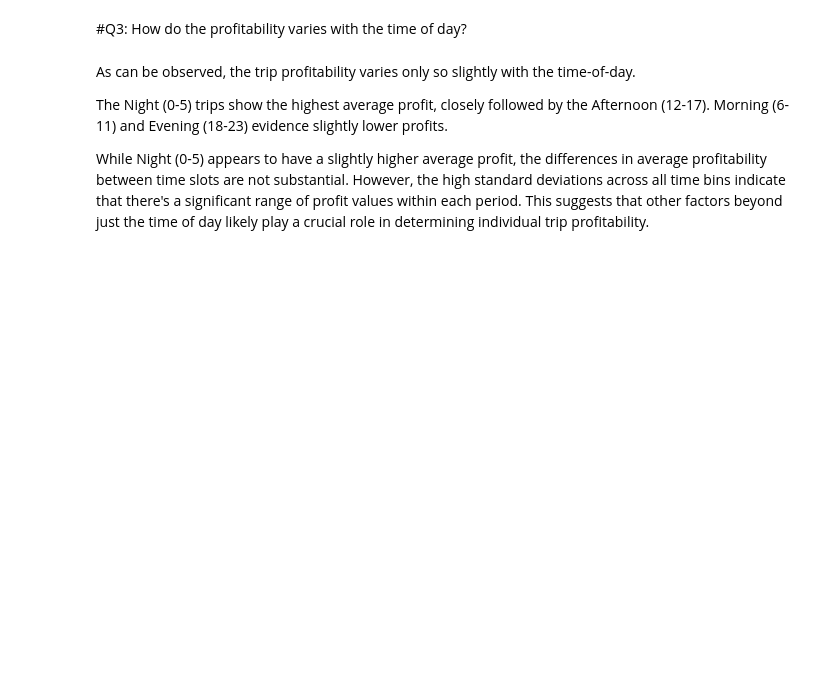
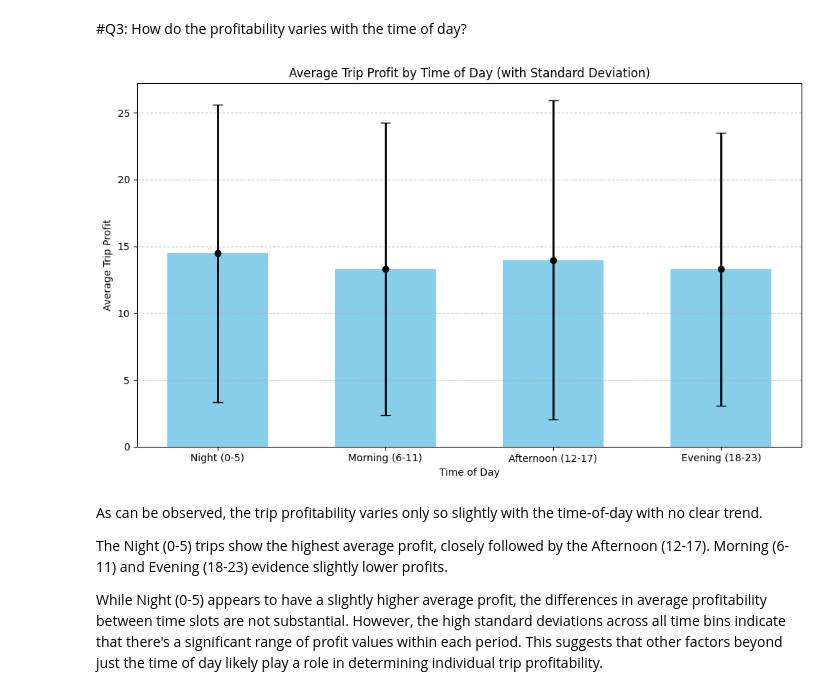
Before and after one commit to aavarela/SPBD_Labs, a Jupyter notebook: report.ipynb, the cells around one changed output. Drawn from its saved outputs; the diff is of its cells as text; code cells hidden in the pictures; blank space fills up the shorter version.

```diff
--- a/report.ipynb
+++ b/report.ipynb
@@ -297,62 +335,71 @@ As can be observed, there is a clear positive correlation between the trip dista
 #Q3: How do the profitability varies with the time of day?
 # %%
 #@title Visualize the trip profits as a function of the time of day
-from pyspark.sql.functions import avg, col, hour, when, stddev
+from pyspark.sql.functions import avg, col, hour, when, stddev, count # Added count
 import matplotlib.pyplot as plt
 import seaborn as sns
+import numpy as np
 
 # Extract the hour from 'pickup_datetime'
 final_data_with_hour = final_data.withColumn("pickup_hour", hour(col("pickup_datetime")))
 
-# Create time_of_day_bin based on pickup_hour
+# Create time_of_day_bin based on pickup_hour to group the data by time of day
 final_data_with_time_bins = final_data_with_hour.withColumn(
     "time_of_day_bin",
     when((col("pickup_hour") >= 6) & (col("pickup_hour") <= 11), "Morning (6-11)")
     .when((col("pickup_hour") >= 12) & (col("pickup_hour") <= 17), "Afternoon (12-17)")
     .when((col("pickup_hour") >= 18) & (col("pickup_hour") <= 23), "Evening (18-23)")
     .otherwise("Night (0-5)")
 )
 
-print("Schema of final_data_with_time_bins:")
-final_data_with_time_bins.printSchema()
-print("First 10 rows of final_data_with_time_bins (showing pickup_datetime, pickup_hour, time_of_day_bin):")
-final_data_with_time_bins.select("pickup_datetime", "pickup_hour", "time_of_day_bin").show(10)
-
-# Group by time_of_day_bin and calculate the average and standard deviation of trip_profit
+# Group by time_of_day_bin and calculate the average, standard deviation, and count of trip_profit
 avg_profit_by_time_of_day = final_data_with_time_bins.groupBy("time_of_day_bin").agg(
     avg("trip_profit").alias("average_trip_profit"),
-    stddev("trip_profit").alias("stddev_trip_profit")
+    stddev("trip_profit").alias("stddev_trip_profit"),
+    count("trip_profit").alias("count_trip_profit") # Added count
 )
 
 # Define the order for time of day bins for better visualization
 time_of_day_bin_order = ["Night (0-5)", "Morning (6-11)", "Afternoon (12-17)", "Evening (18-23)"]
 
 # Convert to Pandas DataFrame and reorder the bins
 avg_profit_by_time_of_day_pd = avg_profit_by_time_of_day.toPandas()
 avg_profit_by_time_of_day_pd['time_of_day_bin'] = pd.Categorical(avg_profit_by_time_of_day_pd['time_of_day_bin'], categories=time_of_day_bin_order, ordered=True)
 avg_profit_by_time_of_day_pd = avg_profit_by_time_of_day_pd.sort_values('time_of_day_bin')
 
-print("Average and standard deviation of profit by time of day bin (Pandas DataFrame):")
-print(avg_profit_by_time_of_day_pd)
+# Create a bar plot and error bars to visualize average trip profit by time of day bin
+plt.figure(figsize=(10, 6))
 
-# Create a bar plot to visualize average trip profit by time of day bin
-plt.figure(figsize=(10, 6))
-sns.barplot(x='time_of_day_bin',
-            y='average_trip_profit',
-            data=avg_profit_by_time_of_day_pd,
-            palette='viridis',
-            hue='time_of_day_bin',
-            legend=False)
+# Get positions for the bars
+x_pos = np.arange(len(avg_profit_by_time_of_day_pd))
 
-plt.title('Average Trip Profit by Time of Day')
+# Plot the bars
+plt.bar(x_pos,
+        avg_profit_by_time_of_day_pd['average_trip_profit'],
+        color='skyblue',
+        width=0.6)
+
+# Add error bars using the standard deviation
+plt.errorbar(x_pos,
+             avg_profit_by_time_of_day_pd['average_trip_profit'],
+             yerr=avg_profit_by_time_of_day_pd['stddev_trip_profit'], # Using stddev for error bars
+             fmt='o',          # Format of the data points (dots)
+             color='black',    # Color of the error bars
+             capsize=5,        # Length of the error bar caps
+             elinewidth=2)     # Thickness of the error bar lines
+
+plt.title('Average Trip Profit by Time of Day (with Standard Deviation)')
 plt.xlabel('Time of Day')
 plt.ylabel('Average Trip Profit')
+plt.xticks(x_pos, avg_profit_by_time_of_day_pd['time_of_day_bin'])
 plt.grid(axis='y', linestyle='--', alpha=0.7)
 plt.tight_layout()
 plt.show()
+# %% [output]
+[figure, added]
 # %% [markdown]
-As can be observed, the trip profitability varies only so slightly with the time-of-day.
+As can be observed, the trip profitability varies only so slightly with the time-of-day with no clear trend.
 
 The Night (0-5) trips show the highest average profit, closely followed by the Afternoon (12-17). Morning (6-11) and Evening (18-23) evidence slightly lower profits.
 
-While Night (0-5) appears to have a slightly higher average profit, the differences in average profitability between time slots are not substantial. However, the high standard deviations across all time bins indicate that there's a significant range of profit values within each period. This suggests that other factors beyond just the time of day likely play a crucial role in determining individual trip profitability.
+While Night (0-5) appears to have a slightly higher average profit, the differences in average profitability between time slots are not substantial. However, the high standard deviations across all time bins indicate that there's a significant range of profit values within each period. This suggests that other factors beyond just the time of day likely play a role in determining individual trip profitability.
```
Also changed, not shown: parts of 16 cells of this notebook.
